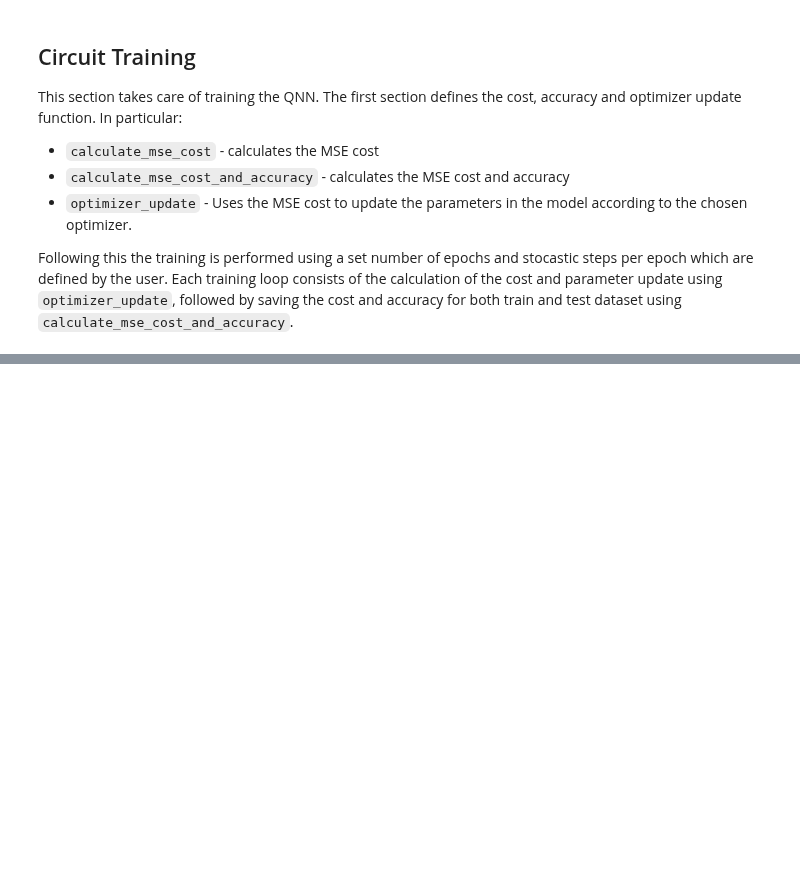
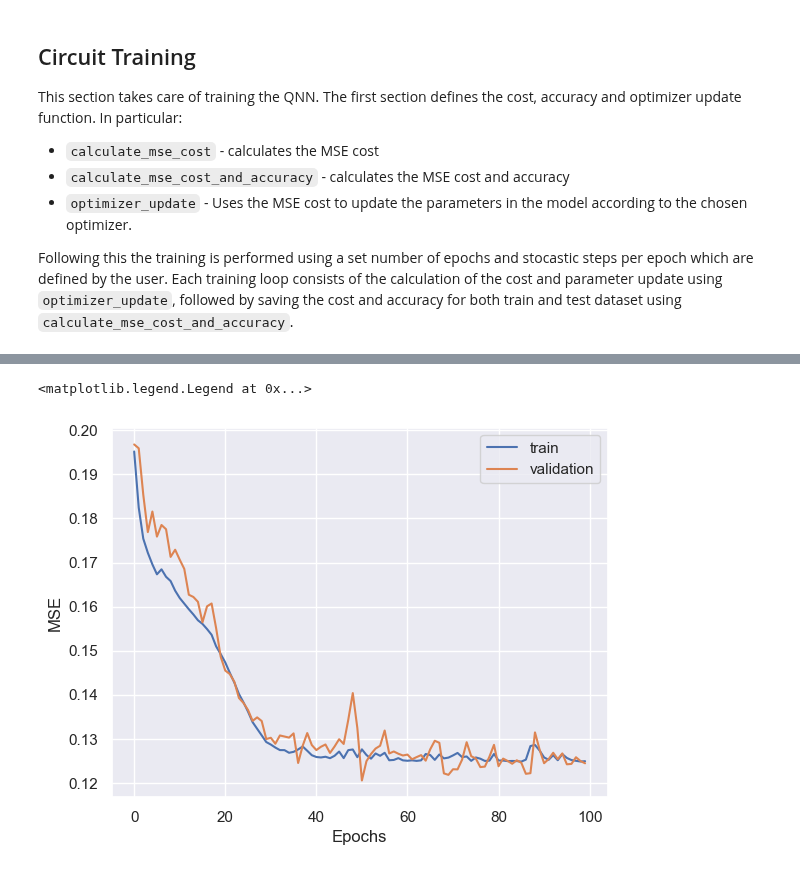
Before and after one commit to fran-scala/QuHack4IA_VQNN-track, a Jupyter notebook: model/VQNN_CCS.ipynb, the cells around one changed output, grey strips where cells are left out. Cells and saved outputs as stored; diff of their text form; code cells hidden in the pictures; blank space fills up the shorter version.

```diff
--- a/model/VQNN_CCS.ipynb
+++ b/model/VQNN_CCS.ipynb
@@ -209,19 +213,5 @@ def optimizer_update(opt_state, params, x, y, ):
     updates, opt_state = optimizer.update(grads, opt_state)
     params = optax.apply_updates(params, updates)
     return params, opt_state, loss
-# %%
-#Jax jit and vmap speed up the computational times of the circuit
-sublayers = 1
-layers = 5
-params_per_sublayer = 4*n_qubits
-qnn_batched = jax.vmap(circuit, (0, None,))
-qnn = jax.jit(qnn_batched)
-# %%
-import os
-
-#creating a folder to save data
-dir_path = '.'
-data = dir_path+f'/VQNN/{layers}l-{sublayers}p'
-os.makedirs(data,  0o755,  exist_ok=True)
 # %%
 #Parameter initialization
@@ -285,0 +293,14 @@ layers:5, p:1, epoch 799/800 --- Train cost: 0.14238837 --- Test cost: 0.4890583
+# %%
+import matplotlib.pyplot as plt
+import seaborn as sns
+sns.set_theme()
+
+
+plt.plot(train_per_epoch, label='train' )
+plt.plot(val_per_epoch, label='validation')
+plt.xlabel('Epochs')
+plt.ylabel('MSE')
+plt.legend()
+# %% [output]
+<matplotlib.legend.Legend at 0x...>
+[figure, added]
```
Also changed, not shown: parts of 16 cells of this notebook.
